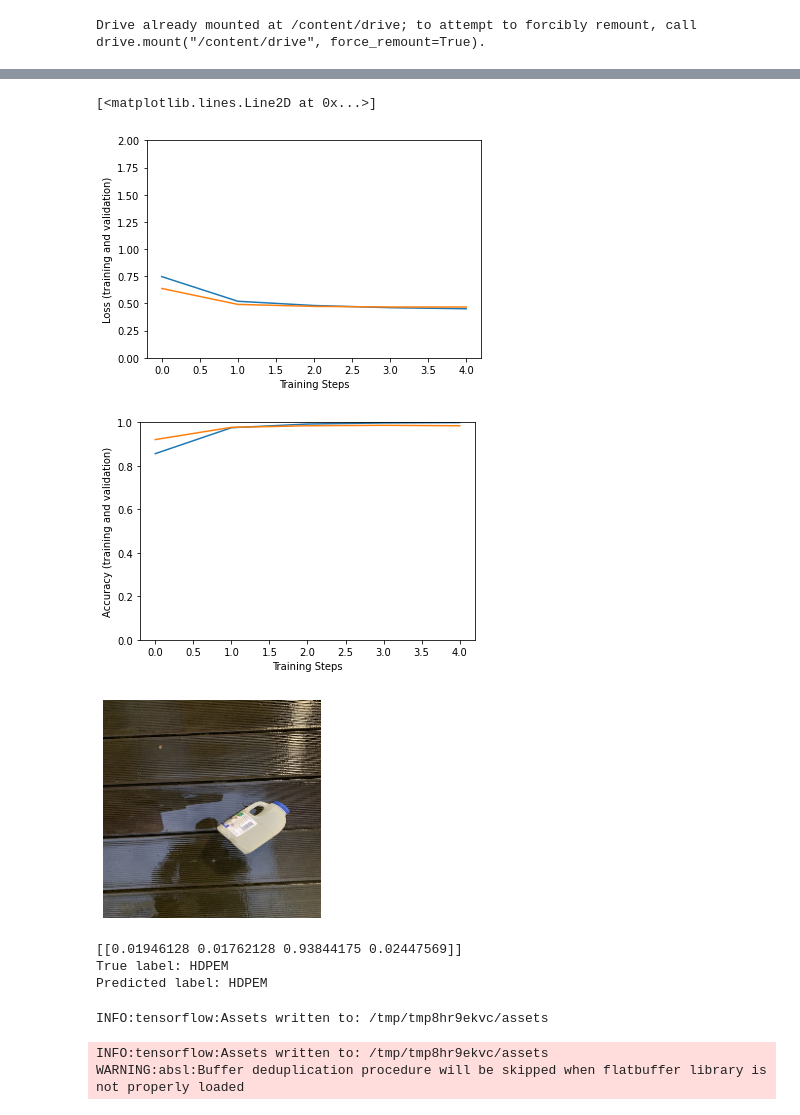
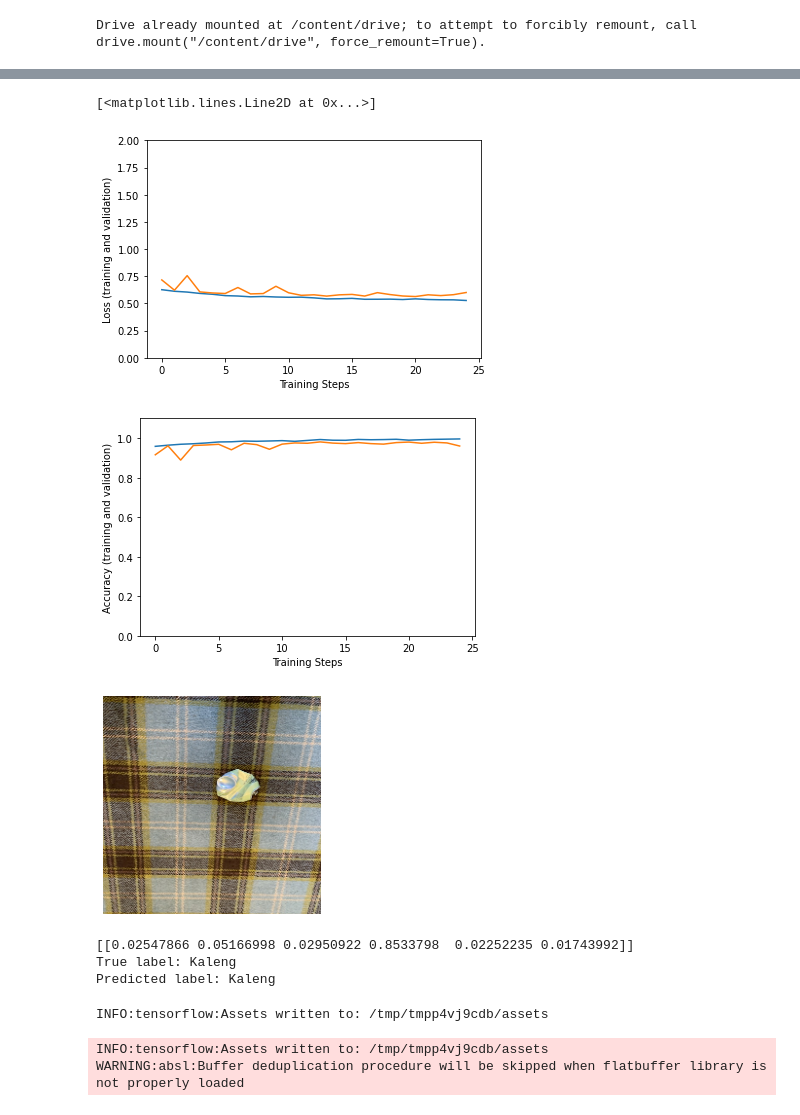
Before and after one commit to GoLoak/GoLoak-Machine-Learning, a Jupyter notebook: Image Classification/TransferLearning.ipynb, the cells around one changed output, grey strips where cells are left out. Saved outputs shown, nothing was run; the diff lists cells and outputs as text; code cells hidden in the pictures.

Commit message:
add kardus and kertas to datasest, add model and labels file

```diff
--- a/Image Classification/TransferLearning.ipynb
+++ b/Image Classification/TransferLearning.ipynb
@@ -36,5 +40,5 @@ Downloading drinking-waste-classification.zip to /content
 # %%
-data_dir = "/content/Images_of_Waste/rawimgs/"
+data_dir = "/content/ImageCalssification"
 
 def build_dataset(subset):
   return tf.keras.preprocessing.image_dataset_from_directory(
@@ -56,7 +60,7 @@ train_ds = train_ds.repeat()
 
 normalization_layer = tf.keras.layers.Rescaling(1. / 255)
 preprocessing_model = tf.keras.Sequential([normalization_layer])
-do_data_augmentation = False
+do_data_augmentation = True
 if do_data_augmentation:
   preprocessing_model.add(
       tf.keras.layers.RandomRotation(40))
@@ -126,7 +130,7 @@ steps_per_epoch = train_size // BATCH_SIZE
 validation_steps = valid_size // BATCH_SIZE
 hist = model.fit(
     train_ds,
-    epochs=5,
+    epochs=25,
     steps_per_epoch=steps_per_epoch,
     validation_data=val_ds,
     validation_steps=validation_steps).history
@@ -144,21 +155,21 @@ Epoch 5/5
 # %%
 plt.figure()
 plt.ylabel("Loss (training and validation)")
 plt.xlabel("Training Steps")
 plt.ylim([0,2])
 plt.plot(hist["loss"])
 plt.plot(hist["val_loss"])
 
 plt.figure()
 plt.ylabel("Accuracy (training and validation)")
 plt.xlabel("Training Steps")
-plt.ylim([0,1])
+plt.ylim([0,1.1])
 plt.plot(hist["accuracy"])
 plt.plot(hist["val_accuracy"])
 # %% [output]
 [<matplotlib.lines.Line2D at 0x...>]
-[figure, old version]
+[figure, new version]
-[figure, old version]
+[figure, new version]
 # %%
 x, y = next(iter(val_ds))
 image = x[0, :, :, :]
@@ -174,20 +185,24 @@ print(model.predict(np.expand_dims(image, axis=0)))
 print("True label: " + class_names[true_index])
 print("Predicted label: " + class_names[predicted_index])
 # %% [output]
-[figure, old version]
+[figure, new version]
-[[0.01946128 0.01762128 0.93844175 0.02447569]]
-True label: HDPEM
-Predicted label: HDPEM
+[[0.02547866 0.05166998 0.02950922 0.8533798  0.02252235 0.01743992]]
+True label: Kaleng
+Predicted label: Kaleng
 # %%
 # Save Model
-model.save("model.h5")
+model.save("waste.h5")
 
 # Convert to TFlite
 converter = tf.lite.TFLiteConverter.from_keras_model(model)
 tflite_model = converter.convert()
 with open('waste.tflite', 'wb') as f:
   f.write(tflite_model)
+
+# Create Labels File
+with open('labels.txt', 'w') as f:
+    f.write('\n'.join('%s' % name for name in class_names))
 # %% [output]
-INFO:tensorflow:Assets written to: /tmp/tmp8hr9ekvc/assets
+INFO:tensorflow:Assets written to: /tmp/tmpp4vj9cdb/assets
-INFO:tensorflow:Assets written to: /tmp/tmp8hr9ekvc/assets
+INFO:tensorflow:Assets written to: /tmp/tmpp4vj9cdb/assets
 WARNING:absl:Buffer deduplication procedure will be skipped when flatbuffer library is not properly loaded
```
Also changed, not shown: parts of 7 cells of this notebook, 3 other files.
